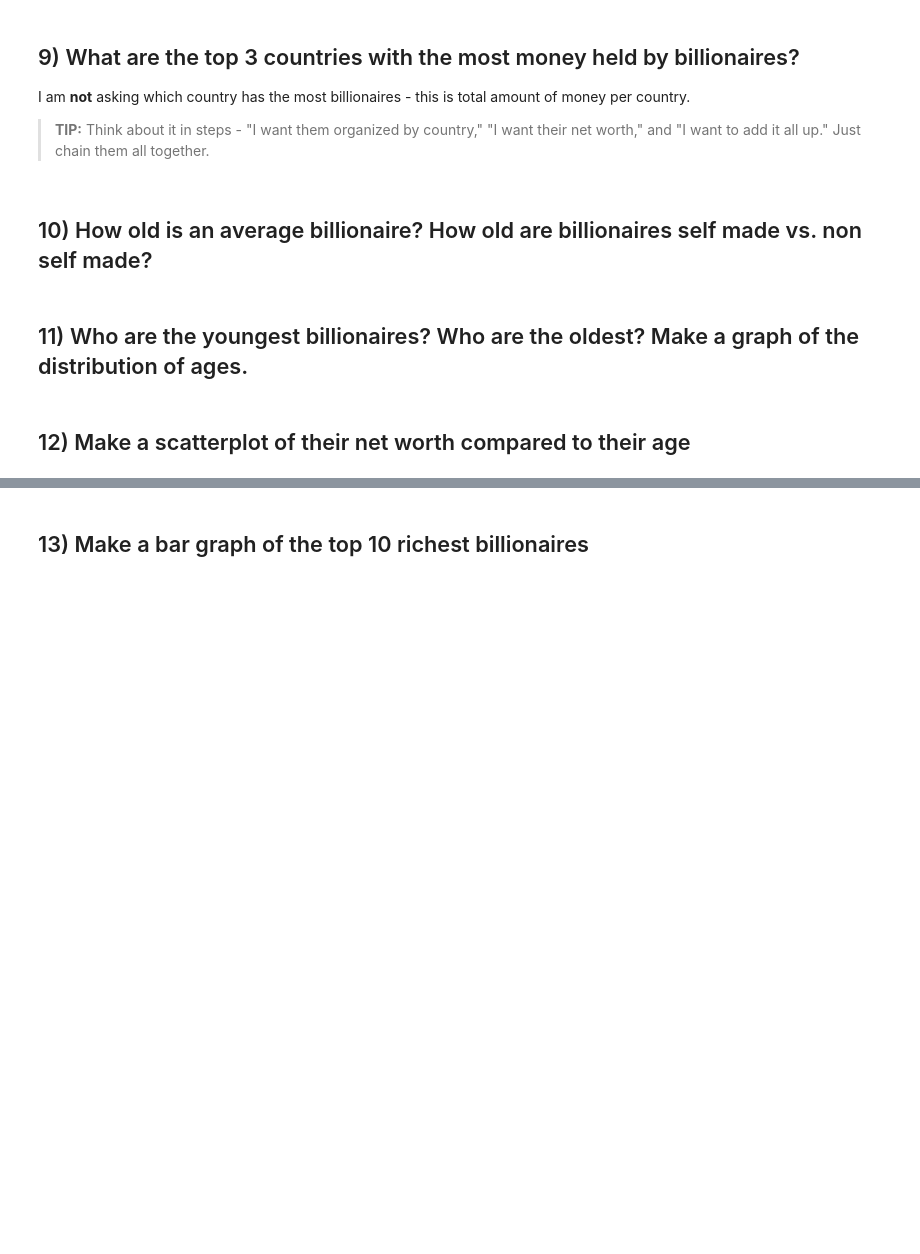
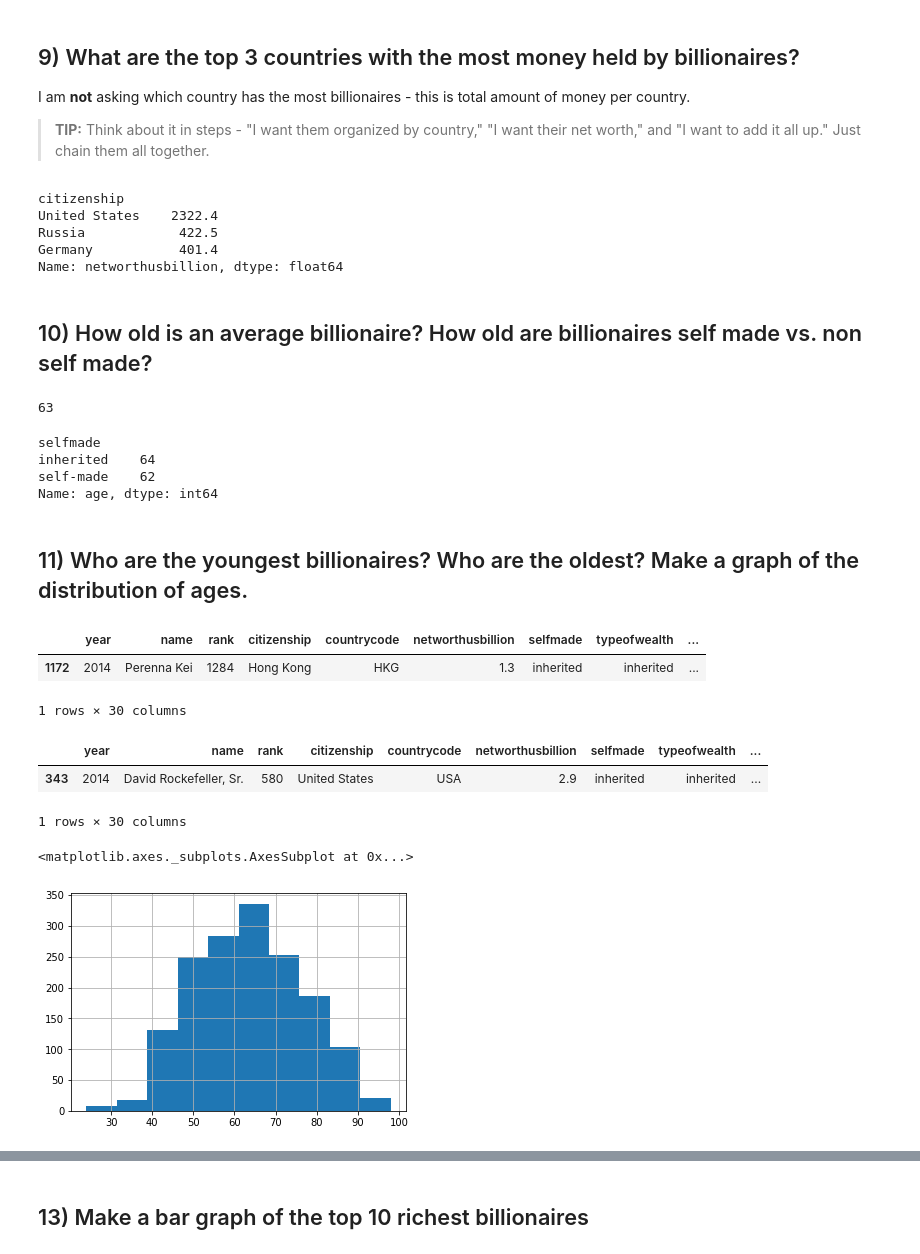
Before and after one commit to hichenwang/Foundation, a Jupyter notebook: class-05/05-homework/05 - pandas (billionaires).ipynb, the cells around one changed output, grey strips where cells are left out. Saved outputs shown, nothing was run; the diff lists cells and outputs as text; code cells hidden in the pictures; blank space fills up the shorter version.

```diff
--- a/class-05/05-homework/05 - pandas (billionaires).ipynb
+++ b/class-05/05-homework/05 - pandas (billionaires).ipynb
@@ -133,10 +129,42 @@ I am **not** asking which country has the most billionaires - this is total amou
 
 > **TIP:** Think about it in steps - "I want them organized by country," "I want their net worth," and "I want to add it all up." Just chain them all together.
 # %%
-df_richpeople.groupby['citizenship'].sum()
+df_richpeople.groupby('citizenship')['networthusbillion'].sum().sort_values(ascending = False).head(3)
+# %% [output]
+citizenship
+United States    2322.4
+Russia            422.5
+Germany           401.4
+Name: networthusbillion, dtype: float64
 # %% [markdown]
 ## 10) How old is an average billionaire? How old are billionaires self made vs. non self made?
+# %%
+df_richpeople['age'].mean().astype(int)
+# %% [output]
+63
+# %%
+df_richpeople.groupby('selfmade')['age'].mean().astype(int)
+# %% [output]
+selfmade
+inherited    64
+self-made    62
+Name: age, dtype: int64
 # %% [markdown]
 ## 11) Who are the youngest billionaires? Who are the oldest? Make a graph of the distribution of ages.
-# %% [markdown]
-## 12) Make a scatterplot of their net worth compared to their age
+# %%
+df_richpeople.sort_values(by="age").head(1)
+# %% [output]
+|  | year | name | rank | citizenship | countrycode | networthusbillion | selfmade | typeofwealth | ... |
+| 1172 | 2014 | Perenna Kei | 1284 | Hong Kong | HKG | 1.3 | inherited | inherited | ... |
+1 rows × 30 columns
+# %%
+df_richpeople.sort_values(by="age", ascending=False).head(1)
+# %% [output]
+|  | year | name | rank | citizenship | countrycode | networthusbillion | selfmade | typeofwealth | ... |
+| 343 | 2014 | David Rockefeller, Sr. | 580 | United States | USA | 2.9 | inherited | inherited | ... |
+1 rows × 30 columns
+# %%
+df_richpeople[df_richpeople['age'] > 0]['age'].hist()
+# %% [output]
+<matplotlib.axes._subplots.AxesSubplot at 0x...>
+[figure, added]
```
Also changed, not shown: parts of 12 cells of this notebook, 1 other file.
